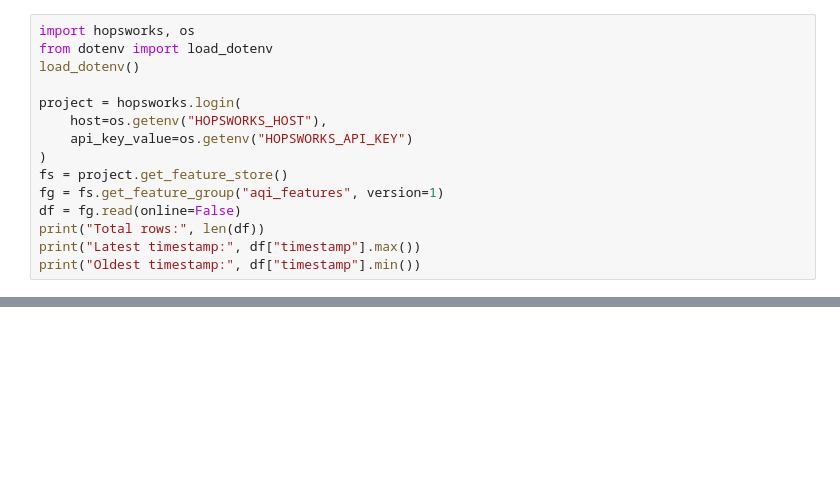
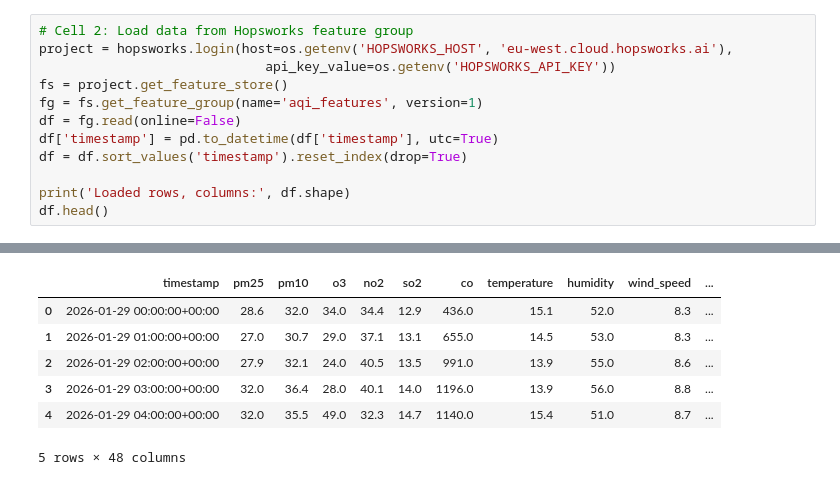
Before and after one commit to Hamza-asm/karachi-aqi-predictor, a Jupyter notebook: EDA.ipynb, the cells around one changed output, grey strips where cells are left out. Drawn from its saved outputs; the diff is of its cells as text; blank space fills up the shorter version.

```diff
--- a/EDA.ipynb
+++ b/EDA.ipynb
@@ -79,16 +24,13 @@ count    2340.00
 # %%
-import hopsworks, os
-from dotenv import load_dotenv
-load_dotenv()
+# Cell 2: Load data from Hopsworks feature group
+project = hopsworks.login(host=os.getenv('HOPSWORKS_HOST', 'eu-west.cloud.hopsworks.ai'),
+                             api_key_value=os.getenv('HOPSWORKS_API_KEY'))
+fs = project.get_feature_store()
+fg = fs.get_feature_group(name='aqi_features', version=1)
+df = fg.read(online=False)
+df['timestamp'] = pd.to_datetime(df['timestamp'], utc=True)
+df = df.sort_values('timestamp').reset_index(drop=True)
 
-project = hopsworks.login(
-    host=os.getenv("HOPSWORKS_HOST"),
-    api_key_value=os.getenv("HOPSWORKS_API_KEY")
-)
-fs = project.get_feature_store()
-fg = fs.get_feature_group("aqi_features", version=1)
-df = fg.read(online=False)
-print("Total rows:", len(df))
-print("Latest timestamp:", df["timestamp"].max())
-print("Oldest timestamp:", df["timestamp"].min())
+print('Loaded rows, columns:', df.shape)
+df.head()
 # %% [output]
@@ -103,0 +46,7 @@ Oldest timestamp: 2026-01-29 00:00:00+00:00
+|  | timestamp | pm25 | pm10 | o3 | no2 | so2 | co | temperature | humidity | wind_speed | ... |
+| 0 | 2026-01-29 00:00:00+00:00 | 28.6 | 32.0 | 34.0 | 34.4 | 12.9 | 436.0 | 15.1 | 52.0 | 8.3 | ... |
+| 1 | 2026-01-29 01:00:00+00:00 | 27.0 | 30.7 | 29.0 | 37.1 | 13.1 | 655.0 | 14.5 | 53.0 | 8.3 | ... |
+| 2 | 2026-01-29 02:00:00+00:00 | 27.9 | 32.1 | 24.0 | 40.5 | 13.5 | 991.0 | 13.9 | 55.0 | 8.6 | ... |
+| 3 | 2026-01-29 03:00:00+00:00 | 32.0 | 36.4 | 28.0 | 40.1 | 14.0 | 1196.0 | 13.9 | 56.0 | 8.8 | ... |
+| 4 | 2026-01-29 04:00:00+00:00 | 32.0 | 35.5 | 49.0 | 32.3 | 14.7 | 1140.0 | 15.4 | 51.0 | 8.7 | ... |
+5 rows × 48 columns
```
Also changed, not shown: parts of 25 cells of this notebook, 9 other files.
